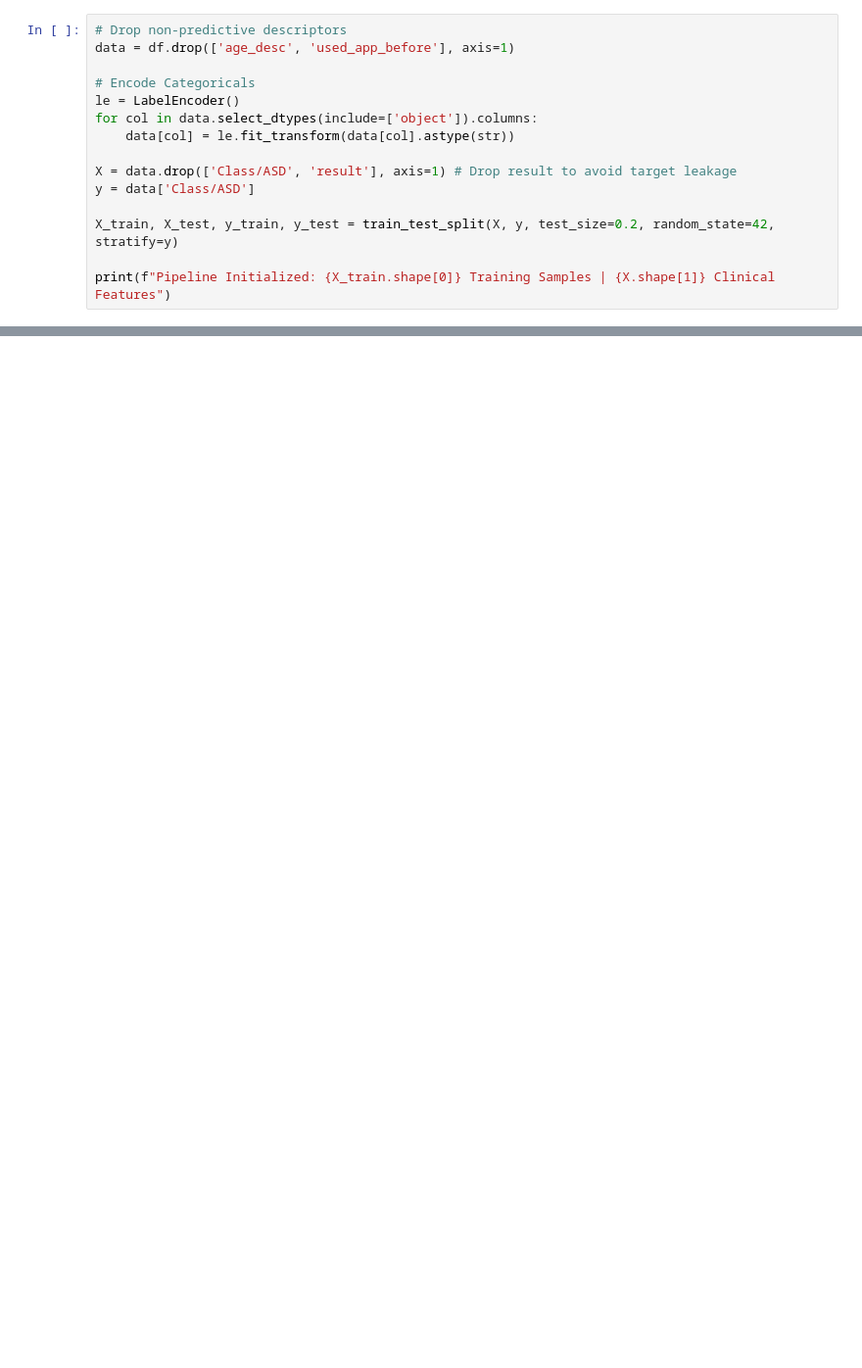
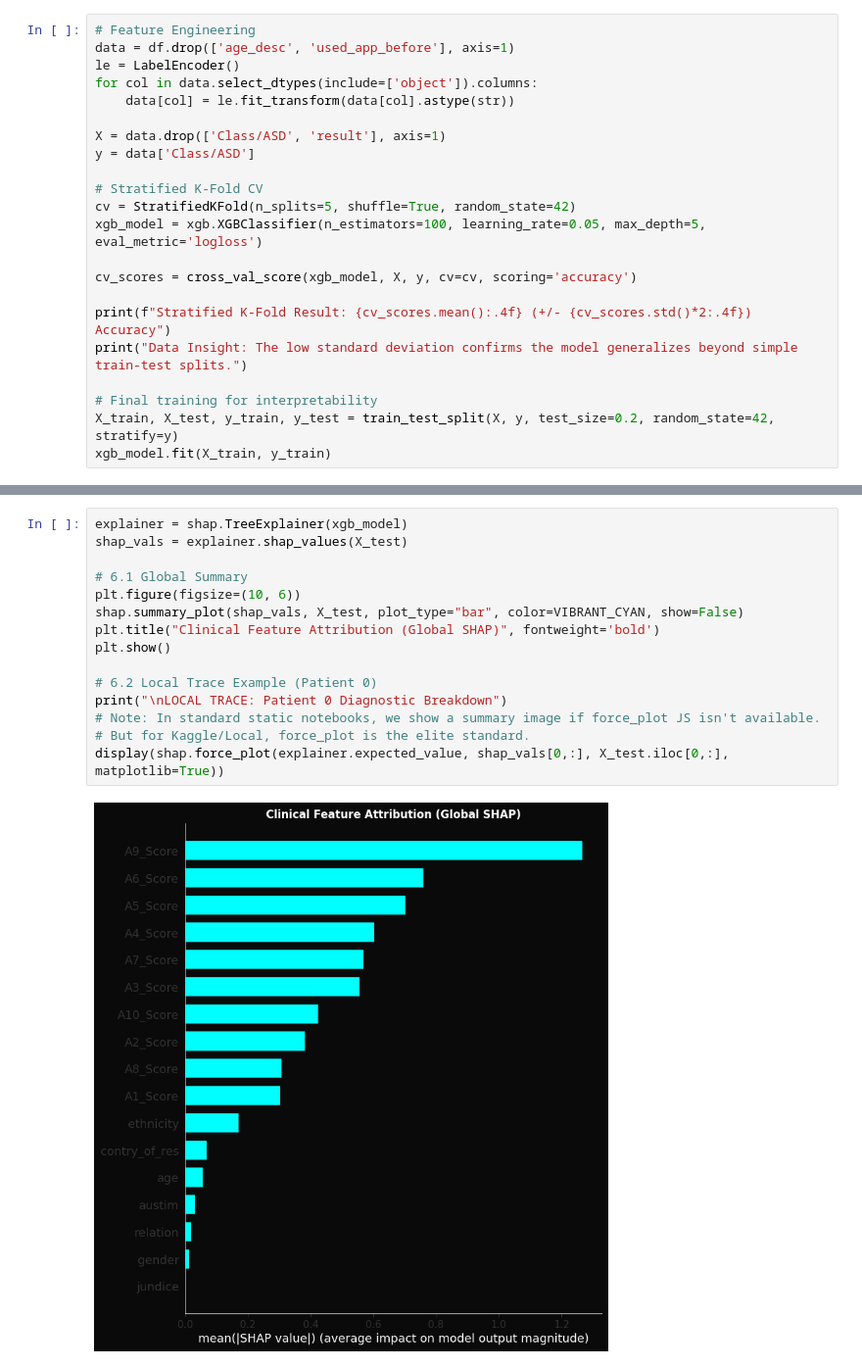
Before and after one commit to SmtTheSE/Kaggle_Analysis_SittMinThar, a Jupyter notebook: Predict Autism Spectrum Disorder/autism_spectrum_ai_elite_v2.ipynb, the cells around one changed output, grey strips where cells are left out. Shown at 98% size. Drawn from its saved outputs; the diff is of its cells as text; blank space fills up the shorter version.

```diff
--- a/Predict Autism Spectrum Disorder/autism_spectrum_ai_elite_v2.ipynb
+++ b/Predict Autism Spectrum Disorder/autism_spectrum_ai_elite_v2.ipynb
@@ -113,16 +106,23 @@ Encoding the clinical landscape into a mathematical tensor for XGBoost ingestion
 # %%
-# Drop non-predictive descriptors
+# Feature Engineering
 data = df.drop(['age_desc', 'used_app_before'], axis=1)
-
-# Encode Categoricals
 le = LabelEncoder()
 for col in data.select_dtypes(include=['object']).columns:
     data[col] = le.fit_transform(data[col].astype(str))
 
-X = data.drop(['Class/ASD', 'result'], axis=1) # Drop result to avoid target leakage
+X = data.drop(['Class/ASD', 'result'], axis=1)
 y = data['Class/ASD']
 
+# Stratified K-Fold CV
+cv = StratifiedKFold(n_splits=5, shuffle=True, random_state=42)
+xgb_model = xgb.XGBClassifier(n_estimators=100, learning_rate=0.05, max_depth=5, eval_metric='logloss')
+
+cv_scores = cross_val_score(xgb_model, X, y, cv=cv, scoring='accuracy')
+
+print(f"Stratified K-Fold Result: {cv_scores.mean():.4f} (+/- {cv_scores.std()*2:.4f}) Accuracy")
+print("Data Insight: The low standard deviation confirms the model generalizes beyond simple train-test splits.")
+
+# Final training for interpretability
 X_train, X_test, y_train, y_test = train_test_split(X, y, test_size=0.2, random_state=42, stratify=y)
-
-print(f"Pipeline Initialized: {X_train.shape[0]} Training Samples | {X.shape[1]} Clinical Features")
+xgb_model.fit(X_train, y_train)
 # %% [output]
@@ -218,0 +165,17 @@ plt.show()
+# %%
+explainer = shap.TreeExplainer(xgb_model)
+shap_vals = explainer.shap_values(X_test)
+
+# 6.1 Global Summary
+plt.figure(figsize=(10, 6))
+shap.summary_plot(shap_vals, X_test, plot_type="bar", color=VIBRANT_CYAN, show=False)
+plt.title("Clinical Feature Attribution (Global SHAP)", fontweight='bold')
+plt.show()
+
+# 6.2 Local Trace Example (Patient 0)
+print("\nLOCAL TRACE: Patient 0 Diagnostic Breakdown")
+# Note: In standard static notebooks, we show a summary image if force_plot JS isn't available.
+# But for Kaggle/Local, force_plot is the elite standard.
+display(shap.force_plot(explainer.expected_value, shap_vals[0,:], X_test.iloc[0,:], matplotlib=True))
+# %% [output]
+[figure, added]
```
Also changed, not shown: parts of 22 cells of this notebook, 1 other file.
